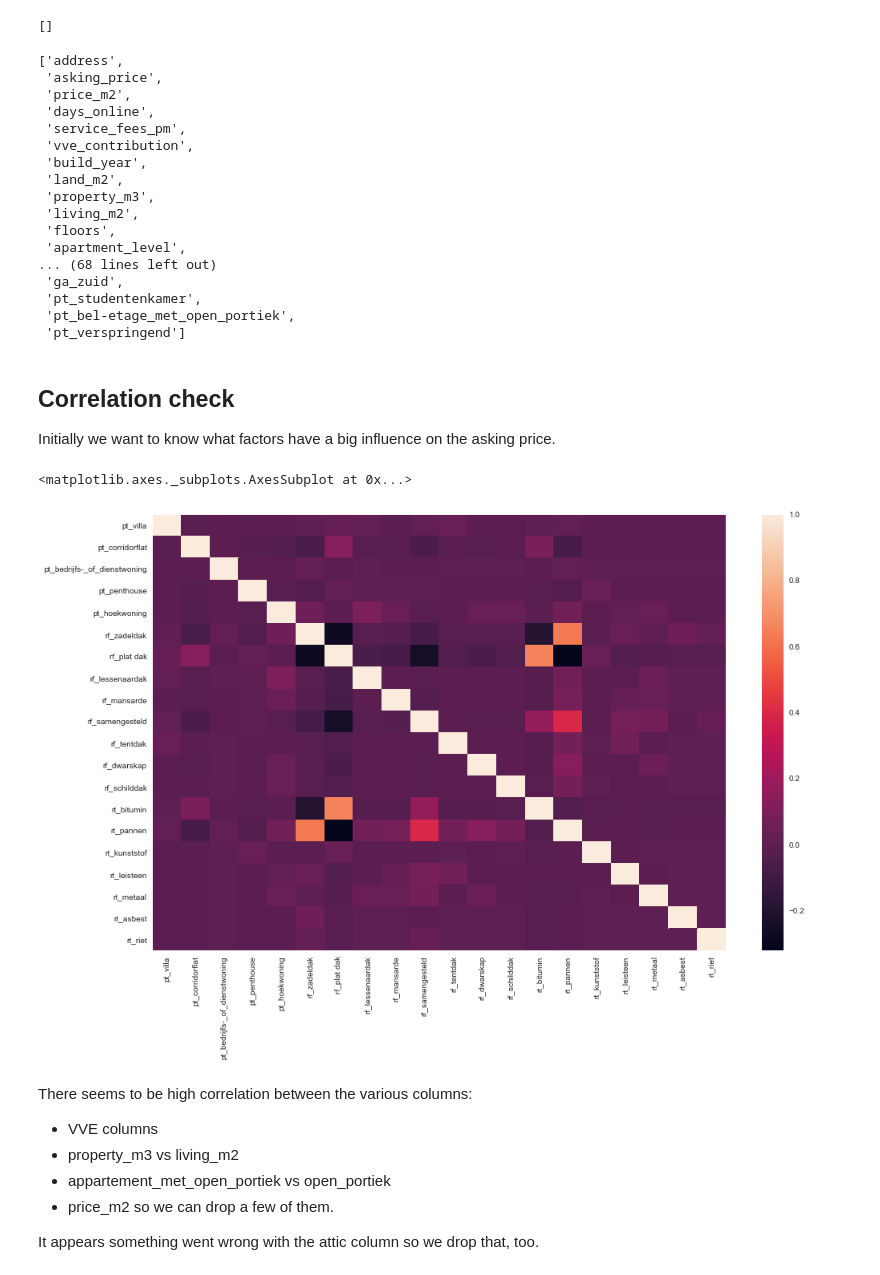
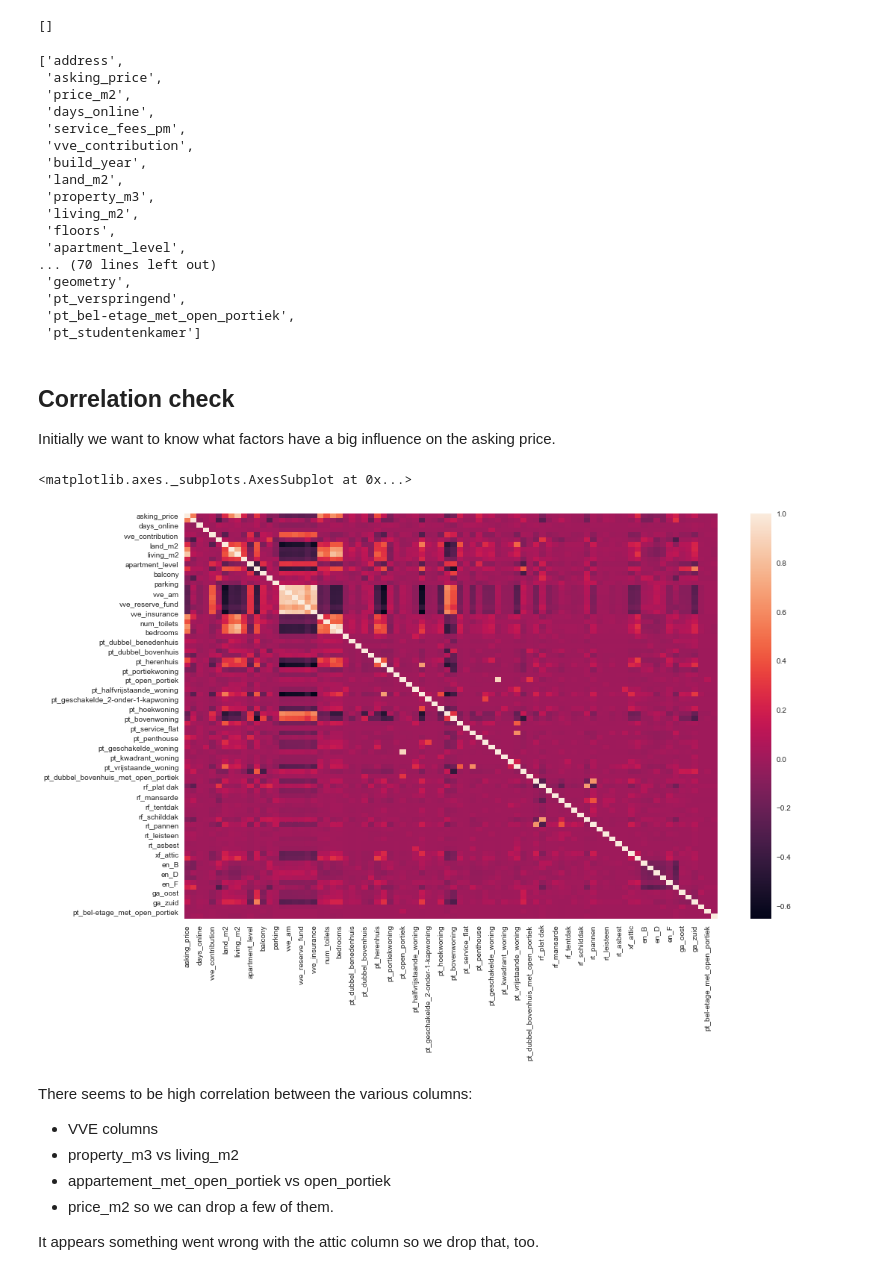
Before and after one commit to therinz/dutch-housing, a Jupyter notebook: notebooks/explore_data.ipynb, the cells around one changed output. Drawn from its saved outputs; the diff is of its cells as text; code cells hidden in the pictures.

```diff
--- a/notebooks/explore_data.ipynb
+++ b/notebooks/explore_data.ipynb
@@ -29,7 +29,6 @@ df.shape
 # Temp solution
 df.rename(columns={"rf_plat dak": "rf_plat_dak"},
           inplace=True)
-df.drop(columns=["xf_attic"], inplace=True)
 df.drop(df[df['asking_price'] == 0].index, inplace=True)
 df.drop(df[(df.asking_price > 10000000)
            | (df.asking_price < 100000)]
@@ -50,11 +49,11 @@ no_ne
  'living_m2',
  'floors',
  'apartment_level',
-... (68 lines left out)
- 'ga_zuid',
- 'pt_studentenkamer',
+... (70 lines left out)
+ 'geometry',
+ 'pt_verspringend',
  'pt_bel-etage_met_open_portiek',
- 'pt_verspringend']
+ 'pt_studentenkamer']
 # %%
 # Use a subset without neighborhoods for correlation check
 subset = df[no_ne]
@@ -64,11 +63,11 @@ Initially we want to know what factors have a big influence on the asking price.
 # %%
 # Produce a heatmap
 fig, ax = plt.subplots(figsize=(16,10))
 corr = subset.corr()
-sns.heatmap(corr.iloc[50:70, 50:70])
+sns.heatmap(corr)
 # %% [output]
 <matplotlib.axes._subplots.AxesSubplot at 0x...>
-[figure, old version]
+[figure, new version]
 # %% [markdown]
 There seems to be high correlation between the various columns:
 - VVE columns
```
Also changed, not shown: parts of 5 cells of this notebook, 3 other files.
